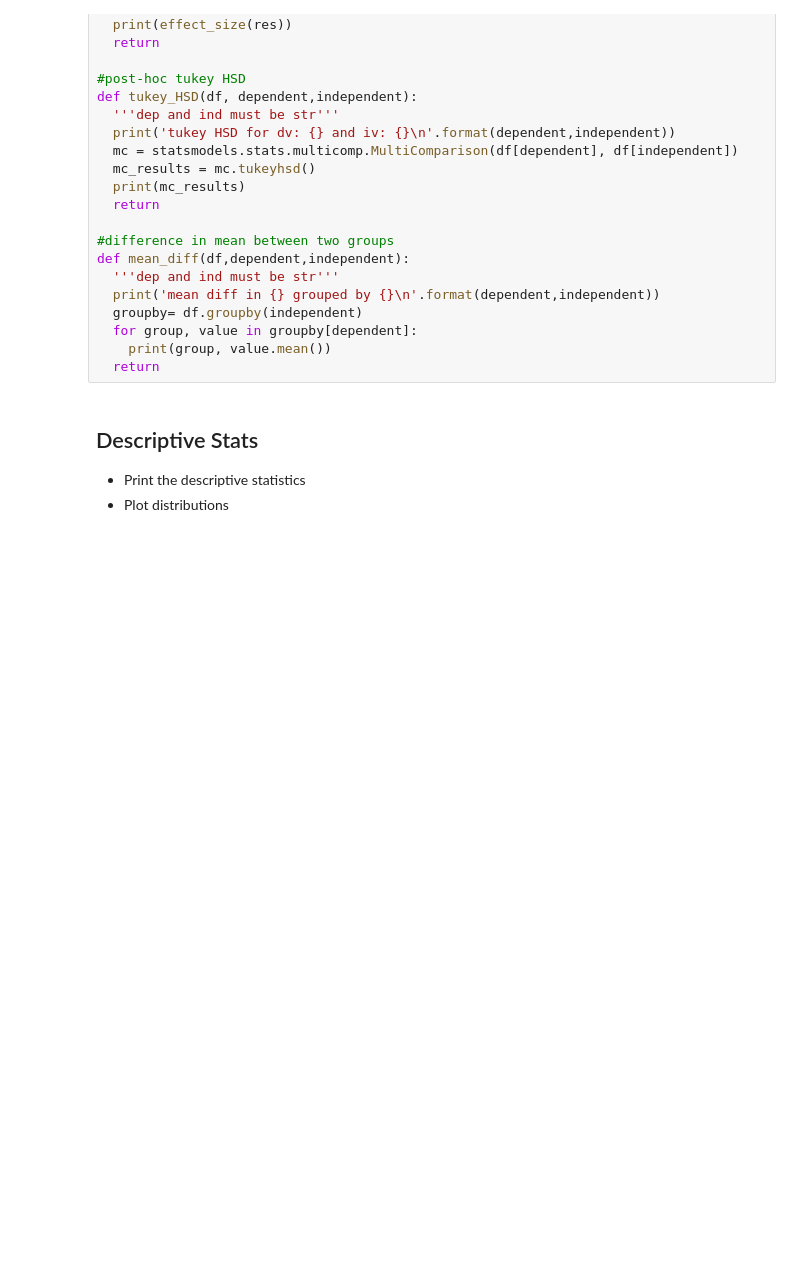
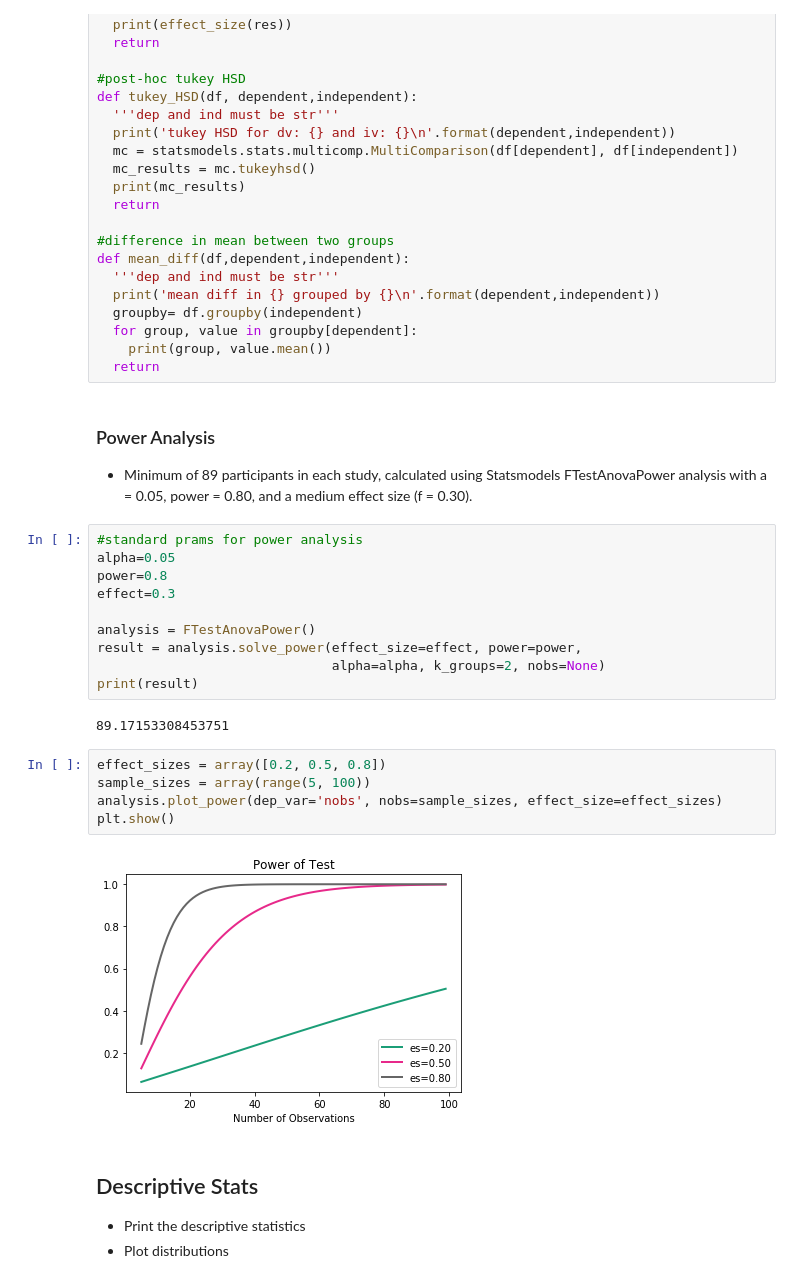
Before and after one commit to kat-tian/Machine-Learning-Practice, a Jupyter notebook: Dissertation_Overview.ipynb, the cells around one changed output. Saved outputs shown, nothing was run; the diff lists cells and outputs as text; blank space fills up the shorter version.

Commit message:
Update power analysis

```diff
--- a/Dissertation_Overview.ipynb
+++ b/Dissertation_Overview.ipynb
@@ -111,6 +116,30 @@ def mean_diff(df,dependent,independent):
   for group, value in groupby[dependent]:
     print(group, value.mean())
   return
+# %% [markdown]
+### Power Analysis
+
+* Minimum of 89 participants in each study, calculated using
+Statsmodels FTestAnovaPower analysis with a = 0.05, power = 0.80, and a medium effect size (f = 0.30).
+# %%
+#standard prams for power analysis
+alpha=0.05
+power=0.8
+effect=0.3
+
+analysis = FTestAnovaPower()
+result = analysis.solve_power(effect_size=effect, power=power,
+                              alpha=alpha, k_groups=2, nobs=None)
+print(result)
+# %% [output]
+89.17153308453751
+# %%
+effect_sizes = array([0.2, 0.5, 0.8])
+sample_sizes = array(range(5, 100))
+analysis.plot_power(dep_var='nobs', nobs=sample_sizes, effect_size=effect_sizes)
+plt.show()
+# %% [output]
+[figure, added]
 # %% [markdown]
 ## Descriptive Stats
 * Print the descriptive statistics
```
Also changed, not shown: parts of 1 cell of this notebook.
